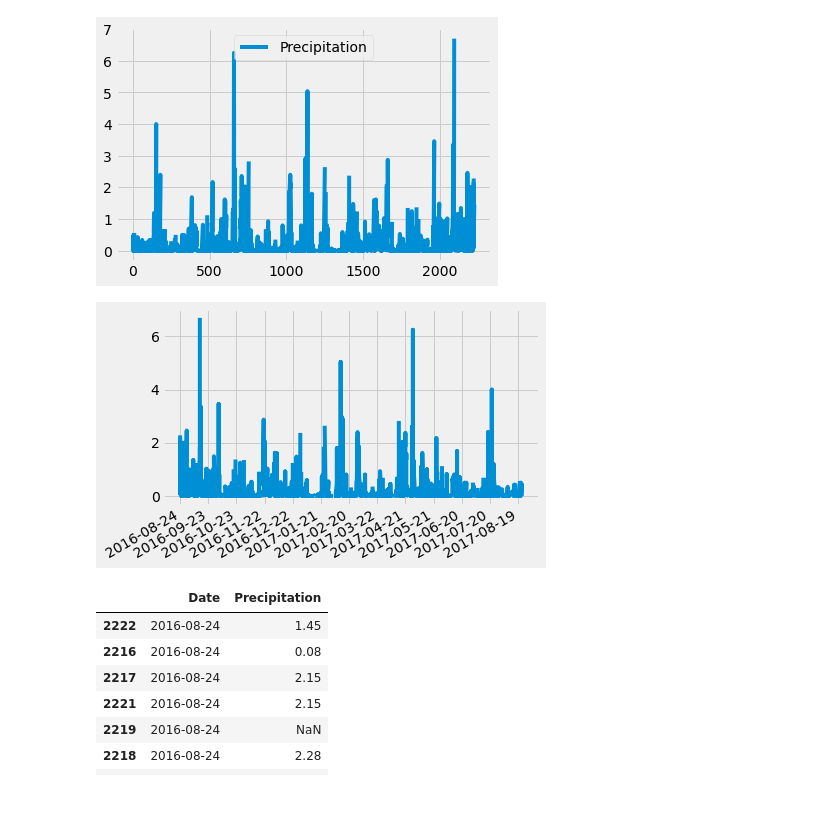
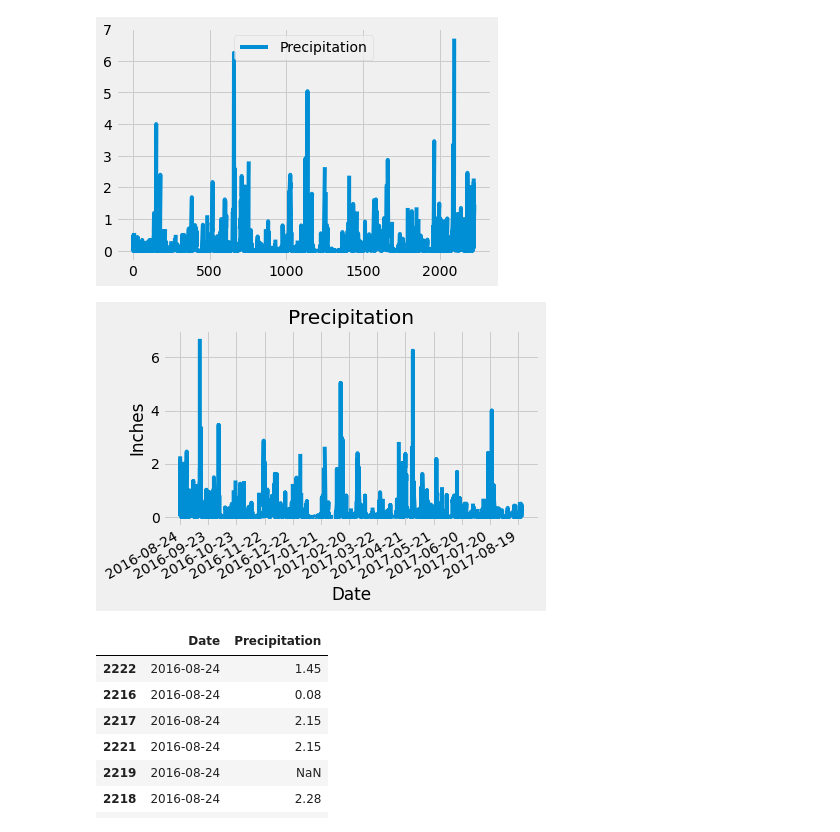
Before and after one commit to jump8621/sqlalchemy_climate_analysis, a Jupyter notebook: climate_starter.ipynb, the cells around one changed output. Saved outputs shown, nothing was run; the diff lists cells and outputs as text; code cells hidden in the pictures; blank space fills up the shorter version.

```diff
--- a/climate_starter.ipynb
+++ b/climate_starter.ipynb
@@ -89,48 +80,32 @@ Year_prcp_df.plot(x_compat=True)
 # %%
 import matplotlib.pyplot as plt
 import matplotlib.dates as mdates
 import numpy as np
 import datetime as dt
 
-# np.random.seed(1)
 
-# N = 100
-# y = np.random.rand(N)
-
-# now = dt.datetime.now()
-# then = now + dt.timedelta(days=100)
-# days = mdates.drange(now,then,dt.timedelta(days=1))
 Year_prcp_df = h_prcp_df.sort_values(by='Date')
 Year_prcp_df.head(10)
 
 dates = Year_prcp_df['Date']
 x = [dt.datetime.strptime(d,'%Y-%m-%d').date() for d in dates]
 y = Year_prcp_df["Precipitation"]
 
-# range(len(x))
-
-
-# target_date = dt.date(2017, 8, 23)
-# delta= dt.timedelta(days=365)
-# query_date = target_date - delta
-
-# days = mdates.drange(query_date,target_date,dt.timedelta(days=1))
-# y=Year_prcp_df["Precipitation"]
 
 plt.gca().xaxis.set_major_formatter(mdates.DateFormatter('%Y-%m-%d'))
 plt.gca().xaxis.set_major_locator(mdates.DayLocator(interval=30))
 plt.plot(x,y)
 plt.gcf().autofmt_xdate()
-# plt.xlabel('Date')
-# plt.ylabel('Inches')
-
+plt.xlabel('Date')
+plt.ylabel('Inches')
+plt.title('Precipitation')
 plt.tight_layout
 plt.show()
 plt.savefig('Precipitation.png')
 
 plt.close()
 # %% [output]
-[figure, old version]
+[figure, new version]
 # %%
 Year_prcp_df = h_prcp_df.sort_values(by='Date')
 Year_prcp_df.head(10)
```
Also changed, not shown: parts of 8 cells of this notebook, 1 other file.
